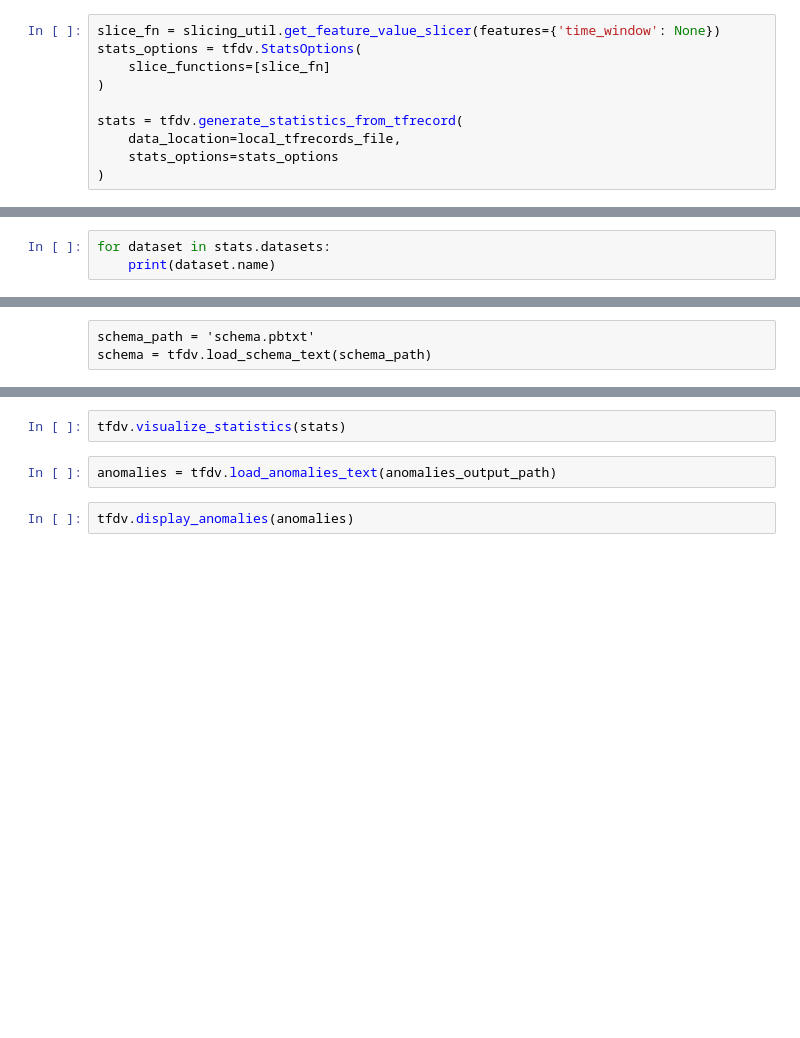
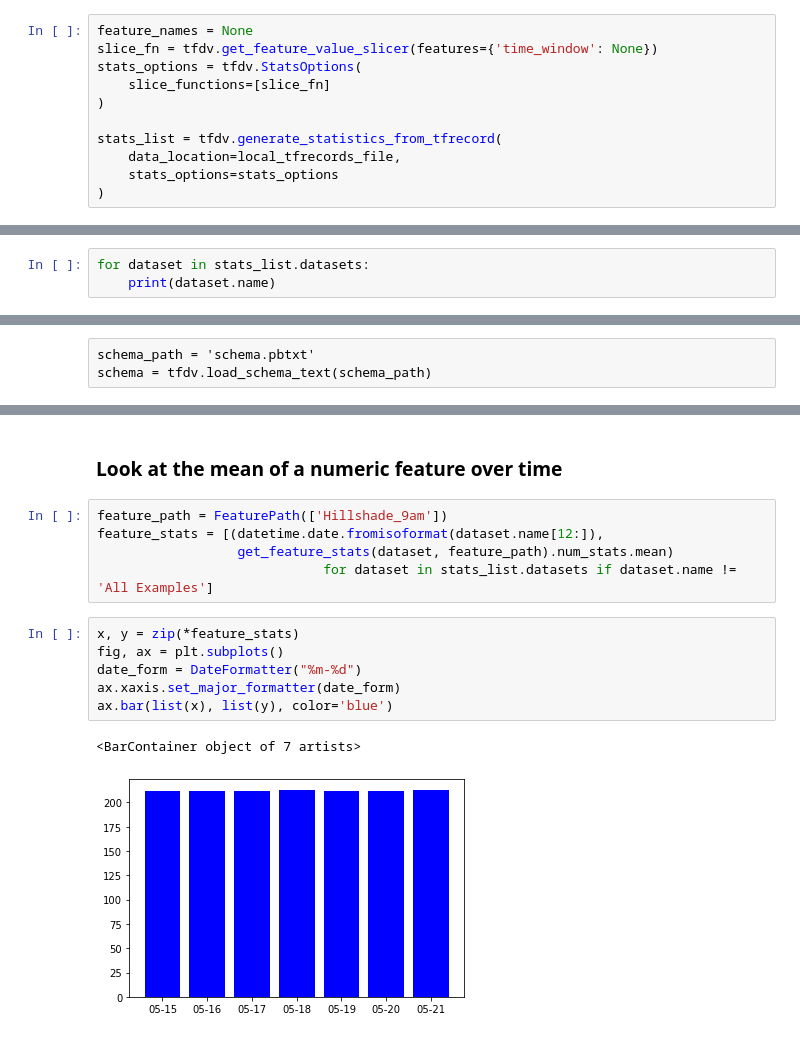
Before and after one commit to jarokaz/drift-monitor, a Jupyter notebook: examples/analyze-request_response_log.ipynb, the cells around one changed output, grey strips where cells are left out. Cells and saved outputs as stored; diff of their text form; blank space fills up the shorter version.

```diff
--- a/examples/analyze-request_response_log.ipynb
+++ b/examples/analyze-request_response_log.ipynb
@@ -131,10 +138,11 @@ drwxr-xr-x 5 jarekk jarekk     4096 May 20 19:27 ..
 # %%
-slice_fn = slicing_util.get_feature_value_slicer(features={'time_window': None})
+feature_names = None
+slice_fn = tfdv.get_feature_value_slicer(features={'time_window': None})
 stats_options = tfdv.StatsOptions(
     slice_functions=[slice_fn]
 )
 
-stats = tfdv.generate_statistics_from_tfrecord(
+stats_list = tfdv.generate_statistics_from_tfrecord(
     data_location=local_tfrecords_file,
     stats_options=stats_options
 )
@@ -152,5 +149,5 @@ Use eager execution and:
 # %%
-for dataset in stats.datasets:
+for dataset in stats_list.datasets:
     print(dataset.name)
 # %% [output]
 All Examples
@@ -215,6 +185,16 @@ stats = tfdv.load_statistics(stats_output_path)
-# %%
-tfdv.visualize_statistics(stats)
-# %%
-anomalies = tfdv.load_anomalies_text(anomalies_output_path)
-# %%
-tfdv.display_anomalies(anomalies)
+# %% [markdown]
+### Look at the mean of a numeric feature over time
+# %%
+feature_path = FeaturePath(['Hillshade_9am'])
+feature_stats = [(datetime.date.fromisoformat(dataset.name[12:]),
+                  get_feature_stats(dataset, feature_path).num_stats.mean)
+                             for dataset in stats_list.datasets if dataset.name != 'All Examples']
+# %%
+x, y = zip(*feature_stats)
+fig, ax = plt.subplots()
+date_form = DateFormatter("%m-%d")
+ax.xaxis.set_major_formatter(date_form)
+ax.bar(list(x), list(y), color='blue')
+# %% [output]
+<BarContainer object of 7 artists>
+[figure, added]
```
Also changed, not shown: parts of 31 cells of this notebook.
